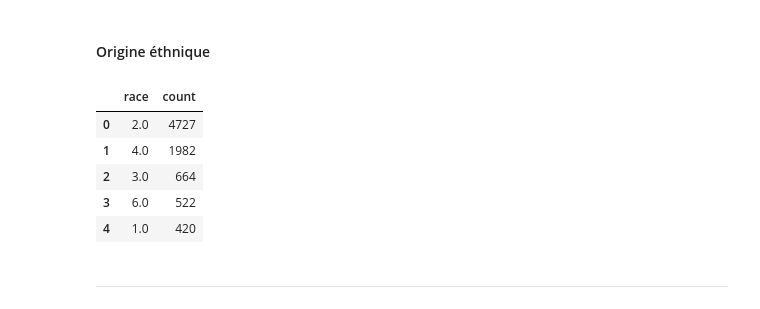
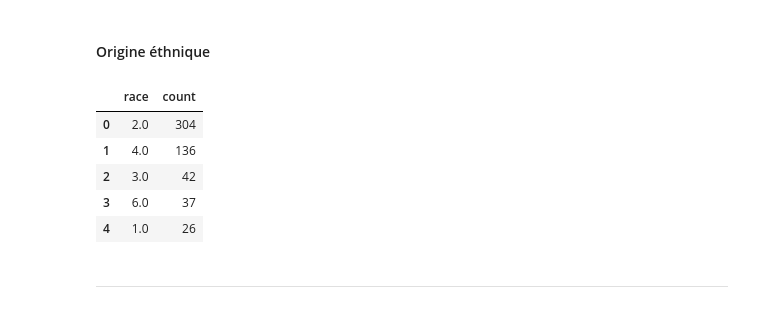
Before and after one commit to Marjorie-J/DSFS_Certification, a Jupyter notebook: Bloc_2/Bloc_2_Speed_Dating/src/01_SpeedDating_EDA.ipynb, the cells around one changed output. Cells and saved outputs as stored; diff of their text form; code cells hidden in the pictures.

```diff
--- a/Bloc_2/Bloc_2_Speed_Dating/src/01_SpeedDating_EDA.ipynb
+++ b/Bloc_2/Bloc_2_Speed_Dating/src/01_SpeedDating_EDA.ipynb
@@ -66,3 +74,6 @@ Length: 195, dtype: object
+# %%
+df_sd_participants = df_sd[["iid", "age", "gender", "field_cd", "career_c", "race", "goal"]]
+df_sd_participants = df_sd_participants.drop_duplicates()
 # %% [markdown]
 #### Age
 # %%
@@ -72,9 +83,9 @@ fig.show()
 # %% [markdown]
 La distribution d'âge est-elle différente pour les hommes et les femmes ?
 # %%
-df_sd["gender_label"] = df_sd["gender"].map({0: "Femme", 1: "Homme"})
+df_sd_participants["gender_label"] = df_sd_participants["gender"].map({0: "Femme", 1: "Homme"})
 
-fig = px.histogram(df_sd, x="age", color="gender_label", labels={"gender_label": "Genre", "age": "Âge"}, color_discrete_sequence=px.colors.qualitative.Pastel)
+fig = px.histogram(df_sd_participants, x="age", color="gender_label", labels={"gender_label": "Genre", "age": "Âge"}, color_discrete_sequence=px.colors.qualitative.Pastel)
 fig.update_layout(yaxis_title="Nombre d'individus", title="Distribution des âges par genre", title_x=0.5)
 fig.show()
 # %%
@@ -182,15 +195,15 @@ fig.show()
 # %% [markdown]
 #### Origine éthnique
 # %%
-df_race= df_sd["race"].value_counts().reset_index()
+df_race= df_sd_participants["race"].value_counts().reset_index()
 display(df_race)
 # %% [output]
 |  | race | count |
-| 0 | 2.0 | 4727 |
-| 1 | 4.0 | 1982 |
-| 2 | 3.0 | 664 |
-| 3 | 6.0 | 522 |
-| 4 | 1.0 | 420 |
+| 0 | 2.0 | 304 |
+| 1 | 4.0 | 136 |
+| 2 | 3.0 | 42 |
+| 3 | 6.0 | 37 |
+| 4 | 1.0 | 26 |
 # %%
 df_race["race_label"] = df_race["race"].map({1: "Black/African American", 2: "European/Caucasian-American", 3: "Latino/Hispanic American",
                                                        4: "Asian/Pacific Islander/Asian-American", 5: "Native American",
```
Also changed, not shown: parts of 12 cells of this notebook, 5 other files.
